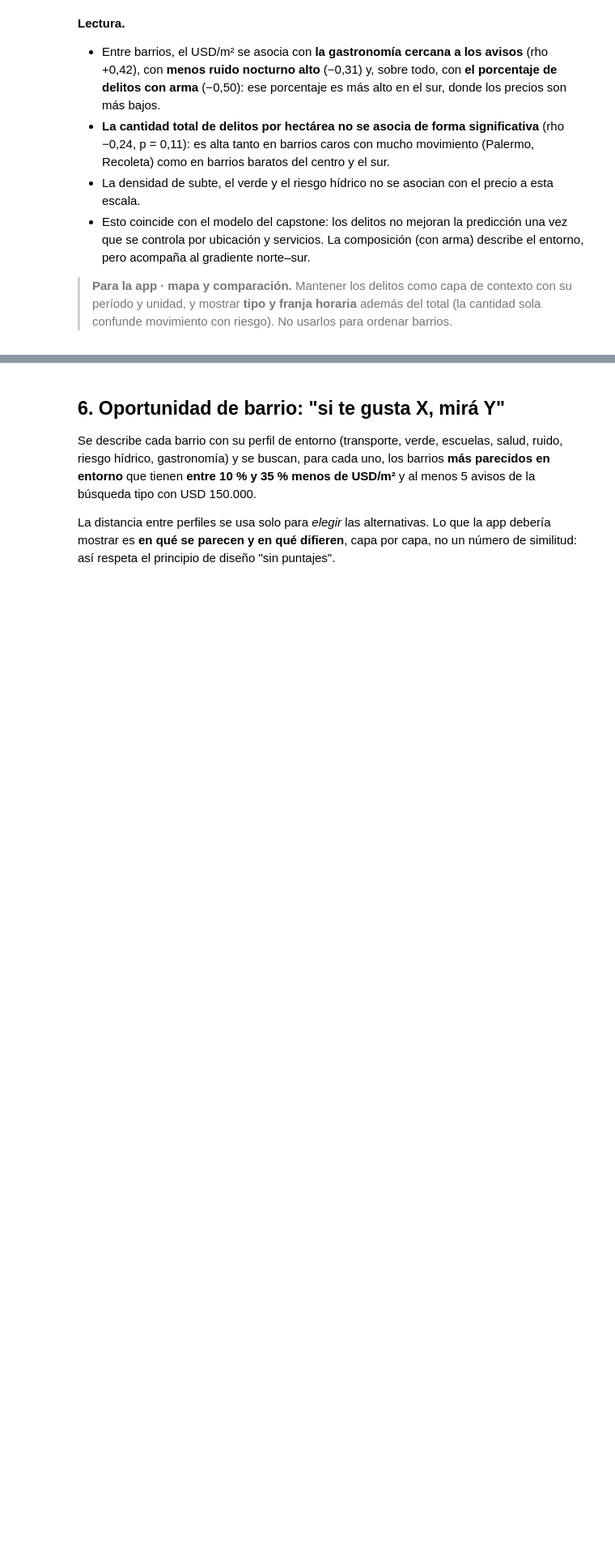
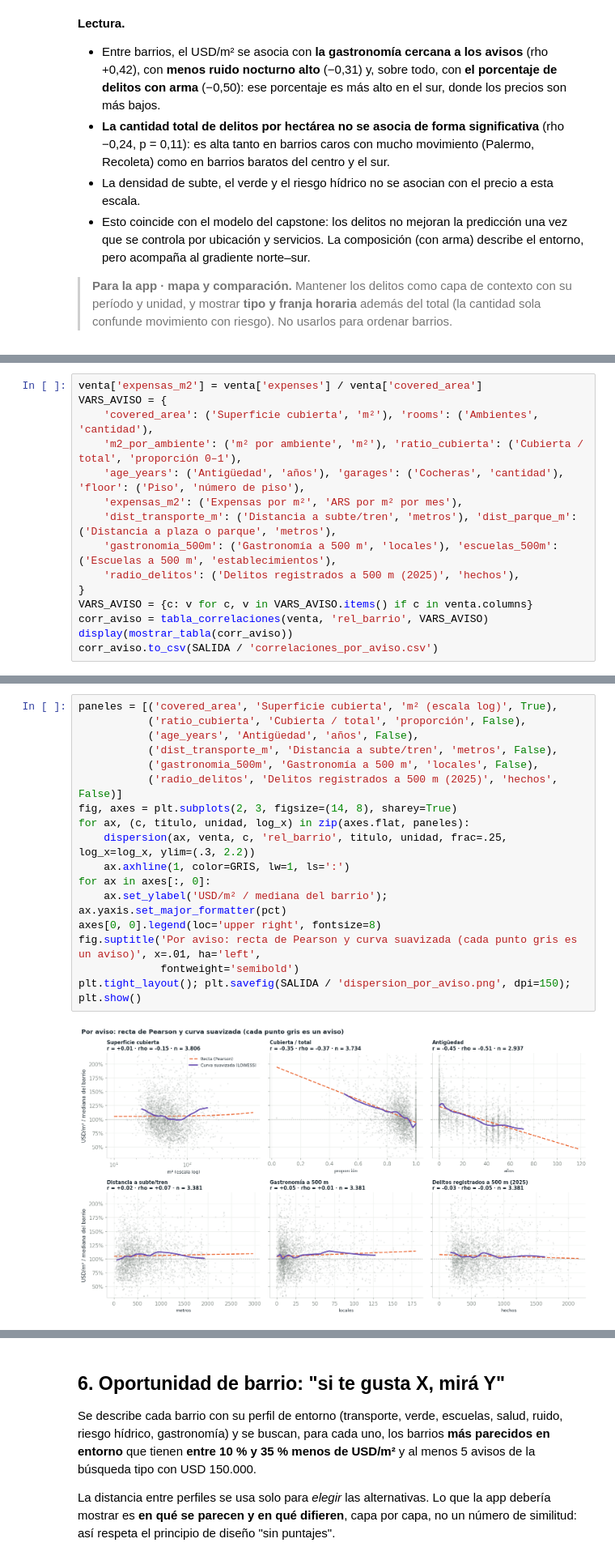
Before and after one commit to cruz-jenifer/precio-entorno-caba, a Jupyter notebook: notebooks/eda_oportunidades.ipynb, the cells around one changed output, grey strips where cells are left out. Shown at 81% size. Cells and saved outputs as stored; diff of their text form; blank space fills up the shorter version.

```diff
--- a/notebooks/eda_oportunidades.ipynb
+++ b/notebooks/eda_oportunidades.ipynb
@@ -592,0 +681,15 @@ plt.tight_layout(); plt.show()
+# %%
+venta['expensas_m2'] = venta['expenses'] / venta['covered_area']
+VARS_AVISO = {
+    'covered_area': ('Superficie cubierta', 'm²'), 'rooms': ('Ambientes', 'cantidad'),
+    'm2_por_ambiente': ('m² por ambiente', 'm²'), 'ratio_cubierta': ('Cubierta / total', 'proporción 0–1'),
+    'age_years': ('Antigüedad', 'años'), 'garages': ('Cocheras', 'cantidad'), 'floor': ('Piso', 'número de piso'),
+    'expensas_m2': ('Expensas por m²', 'ARS por m² por mes'),
+    'dist_transporte_m': ('Distancia a subte/tren', 'metros'), 'dist_parque_m': ('Distancia a plaza o parque', 'metros'),
+    'gastronomia_500m': ('Gastronomía a 500 m', 'locales'), 'escuelas_500m': ('Escuelas a 500 m', 'establecimientos'),
+    'radio_delitos': ('Delitos registrados a 500 m (2025)', 'hechos'),
+}
+VARS_AVISO = {c: v for c, v in VARS_AVISO.items() if c in venta.columns}
+corr_aviso = tabla_correlaciones(venta, 'rel_barrio', VARS_AVISO)
+display(mostrar_tabla(corr_aviso))
+corr_aviso.to_csv(SALIDA / 'correlaciones_por_aviso.csv')
@@ -592,0 +712,19 @@ plt.tight_layout(); plt.show()
+# %%
+paneles = [('covered_area', 'Superficie cubierta', 'm² (escala log)', True),
+           ('ratio_cubierta', 'Cubierta / total', 'proporción', False),
+           ('age_years', 'Antigüedad', 'años', False),
+           ('dist_transporte_m', 'Distancia a subte/tren', 'metros', False),
+           ('gastronomia_500m', 'Gastronomía a 500 m', 'locales', False),
+           ('radio_delitos', 'Delitos registrados a 500 m (2025)', 'hechos', False)]
+fig, axes = plt.subplots(2, 3, figsize=(14, 8), sharey=True)
+for ax, (c, titulo, unidad, log_x) in zip(axes.flat, paneles):
+    dispersion(ax, venta, c, 'rel_barrio', titulo, unidad, frac=.25, log_x=log_x, ylim=(.3, 2.2))
+    ax.axhline(1, color=GRIS, lw=1, ls=':')
+for ax in axes[:, 0]:
+    ax.set_ylabel('USD/m² / mediana del barrio'); ax.yaxis.set_major_formatter(pct)
+axes[0, 0].legend(loc='upper right', fontsize=8)
+fig.suptitle('Por aviso: recta de Pearson y curva suavizada (cada punto gris es un aviso)', x=.01, ha='left',
+             fontweight='semibold')
+plt.tight_layout(); plt.savefig(SALIDA / 'dispersion_por_aviso.png', dpi=150); plt.show()
+# %% [output]
+[figure, added]
```
Also changed, not shown: parts of 8 cells of this notebook, 4 other files.
